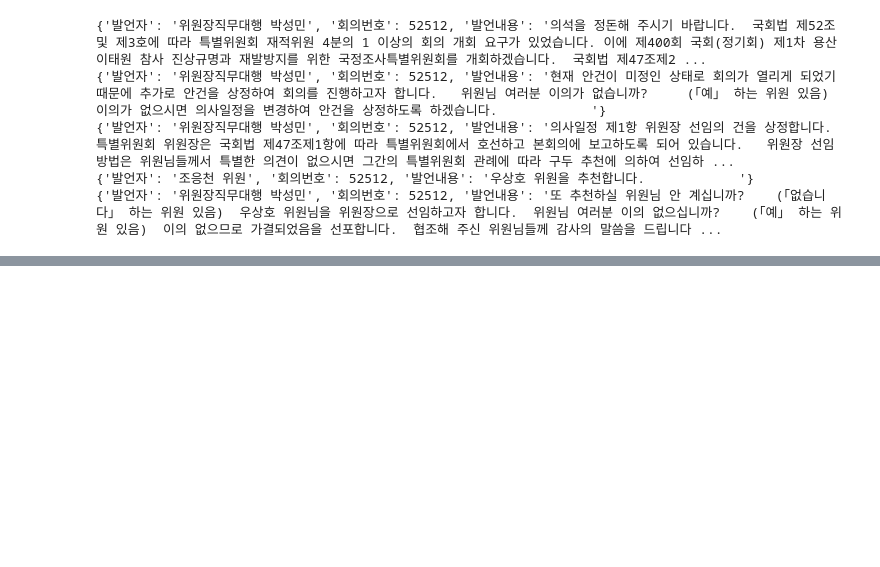
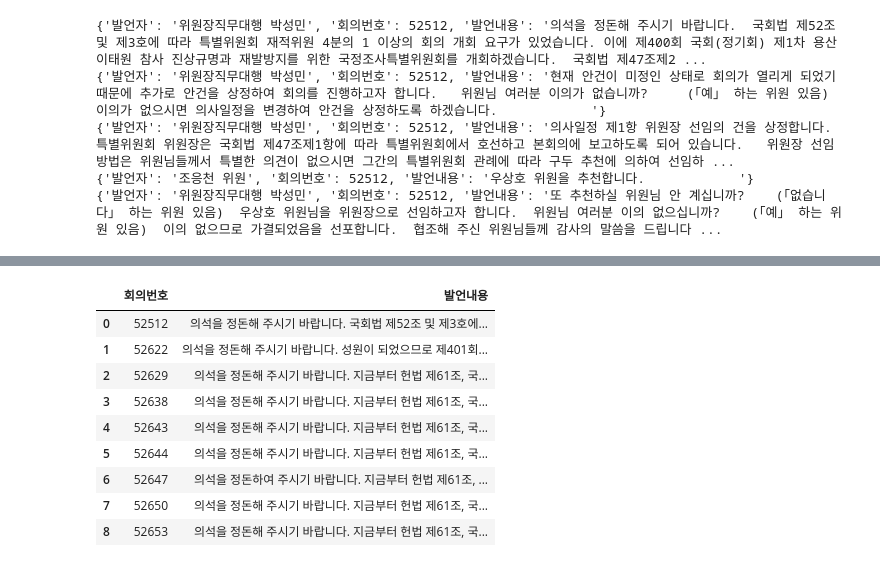
Before and after one commit to namsuhyeong/NewProject, a Jupyter notebook: 남수형/벡터db.ipynb, the cells around one changed output, grey strips where cells are left out. Drawn from its saved outputs; the diff is of its cells as text; code cells hidden in the pictures; blank space fills up the shorter version.

```diff
--- a/남수형/벡터db.ipynb
+++ b/남수형/벡터db.ipynb
@@ -402,0 +463,17 @@ def group_by_meeting(data):
+# %%
+# 데이터 로드 및 처리
+file_path = "회의번호별_발언내용_합침.csv"
+grouped_data = pd.read_csv(file_path)
+# %%
+grouped_data
+# %% [output]
+|  | 회의번호 | 발언내용 |
+| 0 | 52512 | 의석을 정돈해 주시기 바랍니다. 국회법 제52조 및 제3호에... |
+| 1 | 52622 | 의석을 정돈해 주시기 바랍니다. 성원이 되었으므로 제401회... |
+| 2 | 52629 | 의석을 정돈해 주시기 바랍니다. 지금부터 헌법 제61조, 국... |
+| 3 | 52638 | 의석을 정돈해 주시기 바랍니다. 지금부터 헌법 제61조, 국... |
+| 4 | 52643 | 의석을 정돈해 주시기 바랍니다. 지금부터 헌법 제61조, 국... |
+| 5 | 52644 | 의석을 정돈해 주시기 바랍니다. 지금부터 헌법 제61조, 국... |
+| 6 | 52647 | 의석을 정돈하여 주시기 바랍니다. 지금부터 헌법 제61조, ... |
+| 7 | 52650 | 의석을 정돈해 주시기 바랍니다. 지금부터 헌법 제61조, 국... |
+| 8 | 52653 | 의석을 정돈해 주시기 바랍니다. 지금부터 헌법 제61조, 국... |
```
Also changed, not shown: parts of 30 cells of this notebook.
